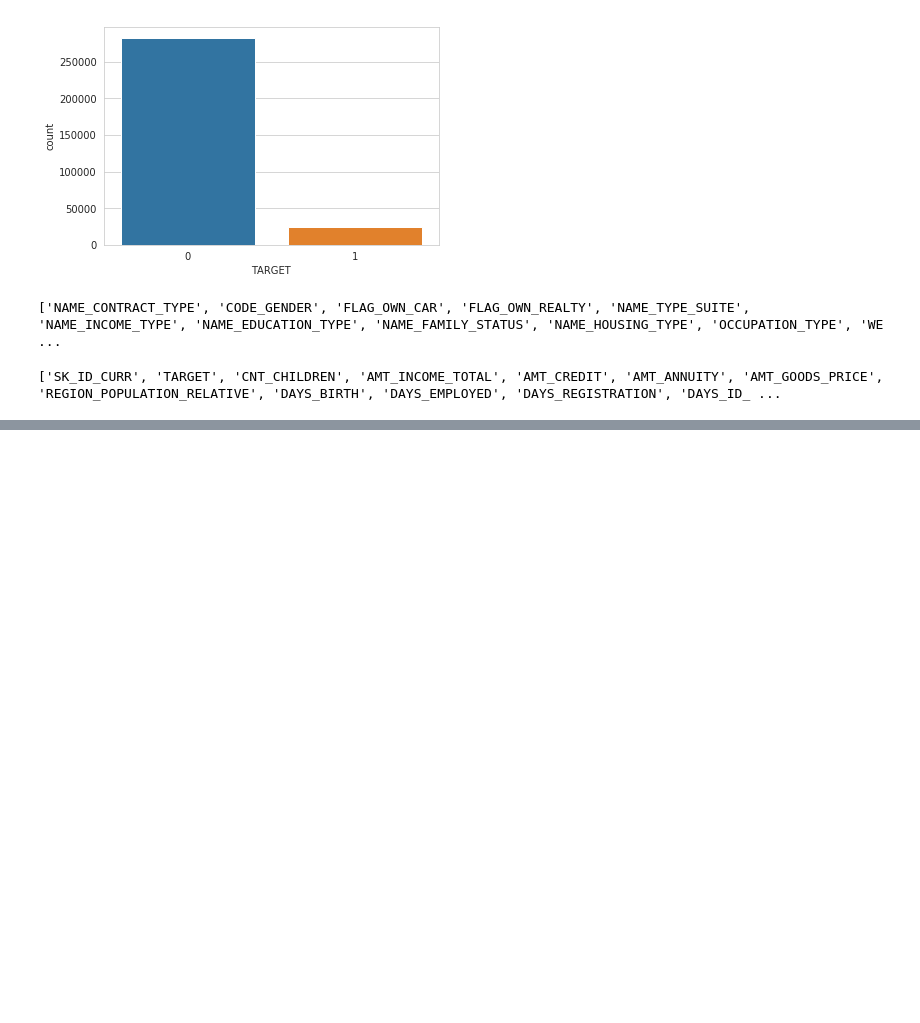
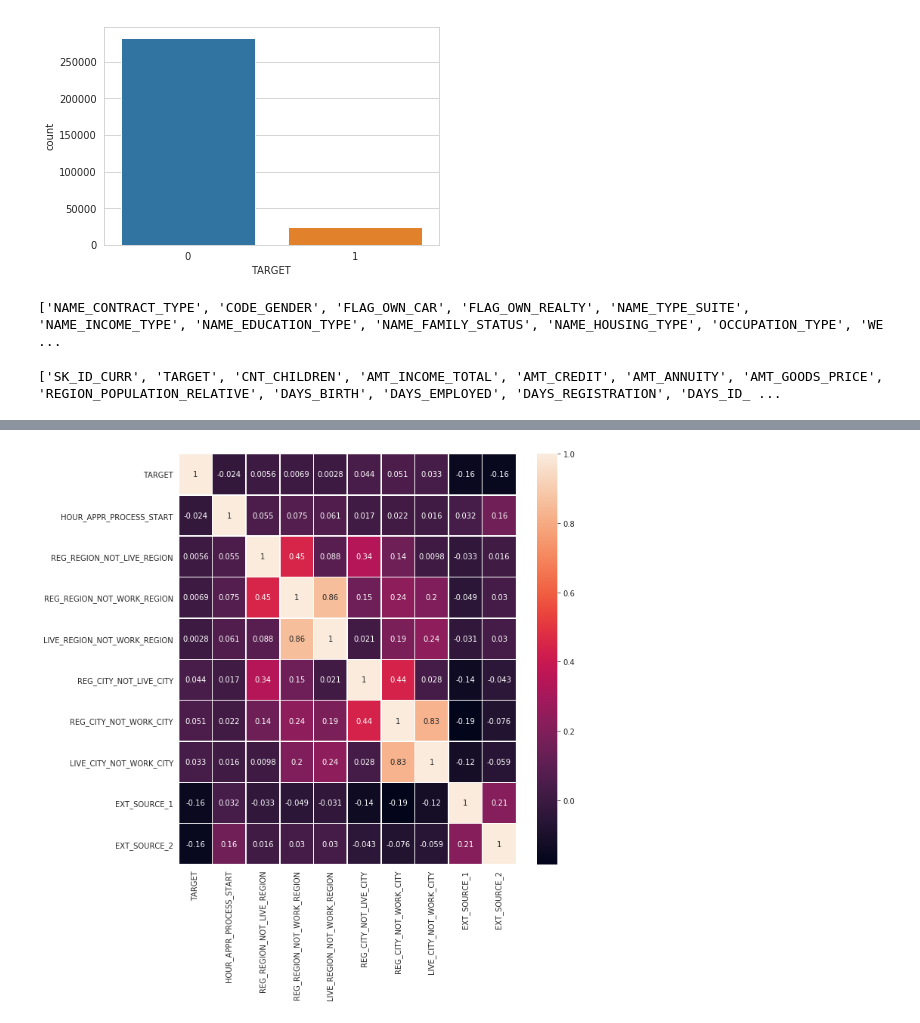
Before and after one commit to jyothishkjames/Home-Credit-Default-Risk-Analysis-Prediction-Machine-Learning, a Jupyter notebook: notebook/exploratory_data_analysis.ipynb, the cells around one changed output, grey strips where cells are left out. Cells and saved outputs as stored; diff of their text form; code cells hidden in the pictures; blank space fills up the shorter version.

```diff
--- a/notebook/exploratory_data_analysis.ipynb
+++ b/notebook/exploratory_data_analysis.ipynb
@@ -51,0 +92,8 @@ print(numerical_features)
+# %%
+# Plotting corelation matrix for application_train_df dataframe
+fig, ax = plt.subplots(figsize=(10,10))
+corrMatrix_application_train =  application_train_df[['TARGET', 'HOUR_APPR_PROCESS_START', 'REG_REGION_NOT_LIVE_REGION', 'REG_REGION_NOT_WORK_REGION', 'LIVE_REGION_NOT_WORK_REGION', 'REG_CITY_NOT_LIVE_CITY', 'REG_CITY_NOT_WORK_CITY', 'LIVE_CITY_NOT_WORK_CITY', 'EXT_SOURCE_1', 'EXT_SOURCE_2']].corr()
+sns.heatmap(corrMatrix_application_train, annot=True, linewidths=.5, ax=ax)
+plt.show()
+# %% [output]
+[figure, added]
```
Also changed, not shown: parts of 9 cells of this notebook.
